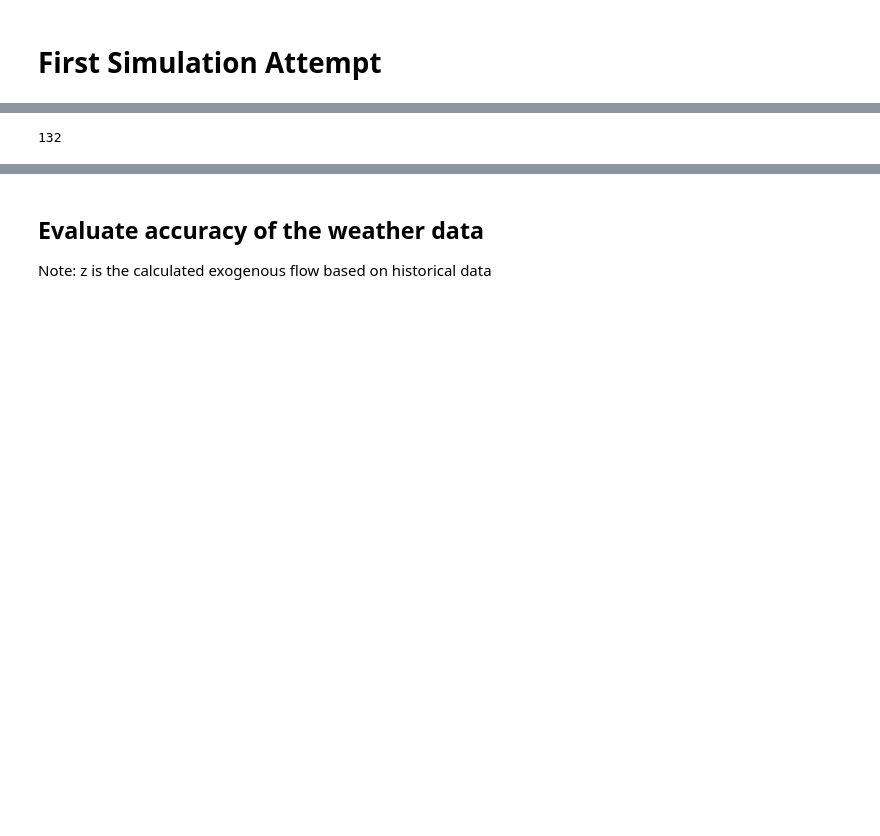
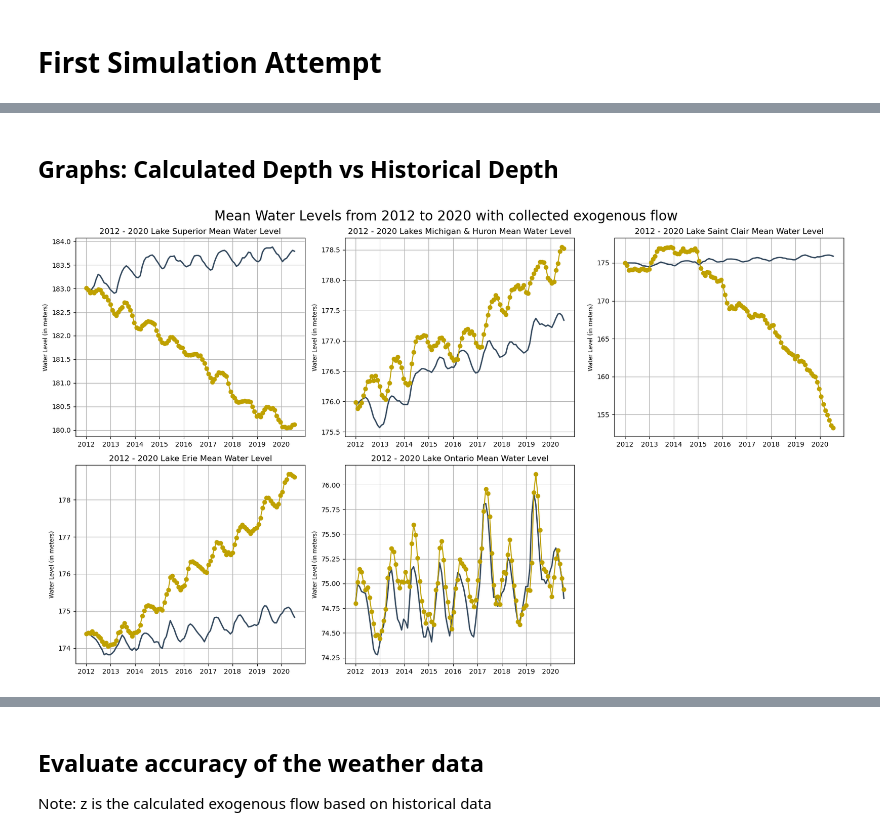
Before and after one commit to healeyq3/MCM2024, a Jupyter notebook: Modeling/initial-playground.ipynb, the cells around one changed output, grey strips where cells are left out. Saved outputs shown, nothing was run; the diff lists cells and outputs as text; code cells hidden in the pictures; blank space fills up the shorter version.

```diff
--- a/Modeling/initial-playground.ipynb
+++ b/Modeling/initial-playground.ipynb
@@ -183,4 +106,0 @@ for t in range(1, len(s) + 1):
-# %%
-len(depth_data[144:, 0])
-# %% [output]
-132
@@ -188,0 +107,2 @@ Y = np.array(Y)
+# %% [markdown]
+## Graphs: Calculated Depth vs Historical Depth
@@ -189,2 +116,28 @@ Y = np.array(Y)
+# %%
+# Set up subplots
+fig, axs = plt.subplots(nrows=2, ncols=3, figsize=(17, 10))
+plt.suptitle('Mean Water Levels from 2012 to 2020 with collected exogenous flow', fontsize=20)
+
+# Iterate over each subplot and plot the data
+for n in range(5):
+    row = n // 3
+    col = n % 3
+
+    axs[row, col].plot(date_range, depth_data[144:249, n], linewidth=2, linestyle='-', color='#34495E')
+    axs[row, col].plot(date_range, Y[:, n], marker='o', linestyle='-', color='#BFA100')
+
+    axs[row, col].set_title(f'2012 - 2020 {lake_names[n]} Mean Water Level')
+
+    axs[row, col].set_ylabel('Water Level (in meters)', fontsize=8.5)
+    axs[row, col].grid(True)
+
+# Adjust layout to presvent overlapping titles and labels
+plt.tight_layout()
+axs[1, 2].axis('off')
+
+# Show the plot
+plt.show()
+# %% [output]
+[figure, added]
 # %%
 plt.figure(figsize=(17, 6))
```
Also changed, not shown: parts of 32 cells of this notebook, 1 other file.
